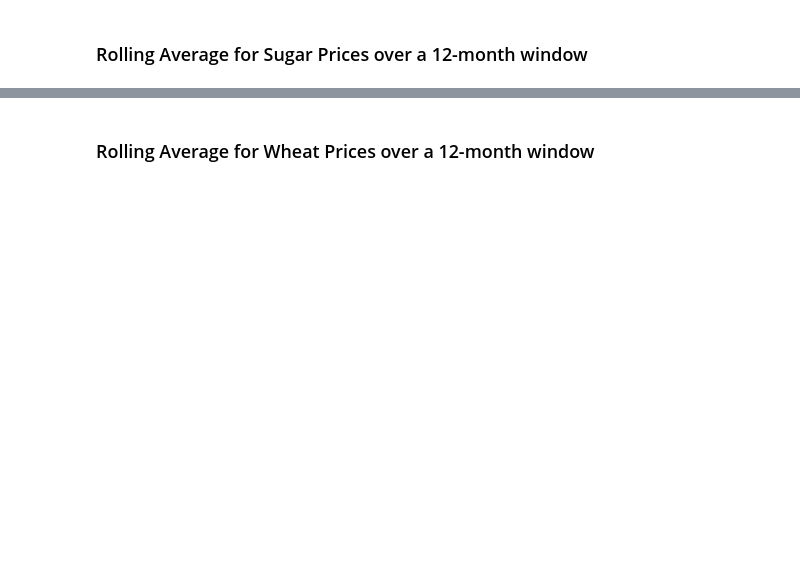
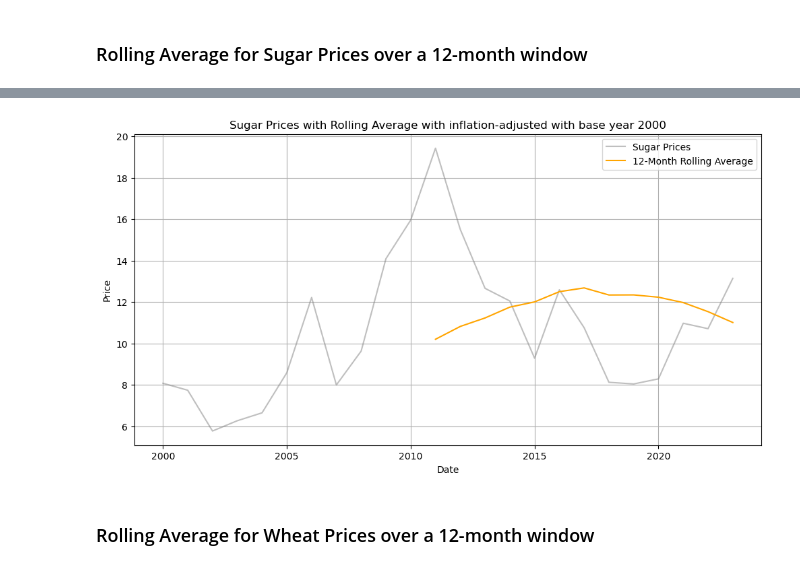
Before and after one commit to MatYohannes/hurricane-agriculture-data, a Jupyter notebook: hurricane_agriculture_analysis.ipynb, the cells around one changed output, grey strips where cells are left out. Saved outputs shown, nothing was run; the diff lists cells and outputs as text; code cells hidden in the pictures; blank space fills up the shorter version.

```diff
--- a/hurricane_agriculture_analysis.ipynb
+++ b/hurricane_agriculture_analysis.ipynb
@@ -724,3 +929,20 @@ plt.show()
+# %%
+# Calculate rolling average for sugar prices over a 12-month window with inflation-adjusted with base year 2000
+commodities_inflation_adjusted['sugar_rolling_avg_infl_adj'] = commodities_inflation_adjusted['sugar_value_adjusted'].rolling(window=12).mean()
+
+# Plot the rolling average
+plt.figure(figsize=(12, 6))
+plt.plot(commodities_inflation_adjusted.index, commodities_inflation_adjusted['sugar_value_adjusted'], label='Sugar Prices', color='grey', alpha=0.5)
+plt.plot(commodities_inflation_adjusted.index, commodities_inflation_adjusted['sugar_rolling_avg_infl_adj'], label='12-Month Rolling Average', color='orange')
+
+plt.title('Sugar Prices with Rolling Average with inflation-adjusted with base year 2000')
+plt.xlabel('Date')
+plt.ylabel('Price')
+plt.legend()
+plt.grid()
+plt.show()
+# %% [output]
+[figure, added]
 # %% [markdown]
 ### Rolling Average for Wheat Prices over a 12-month window
 # %%
```
Also changed, not shown: parts of 59 cells of this notebook.
